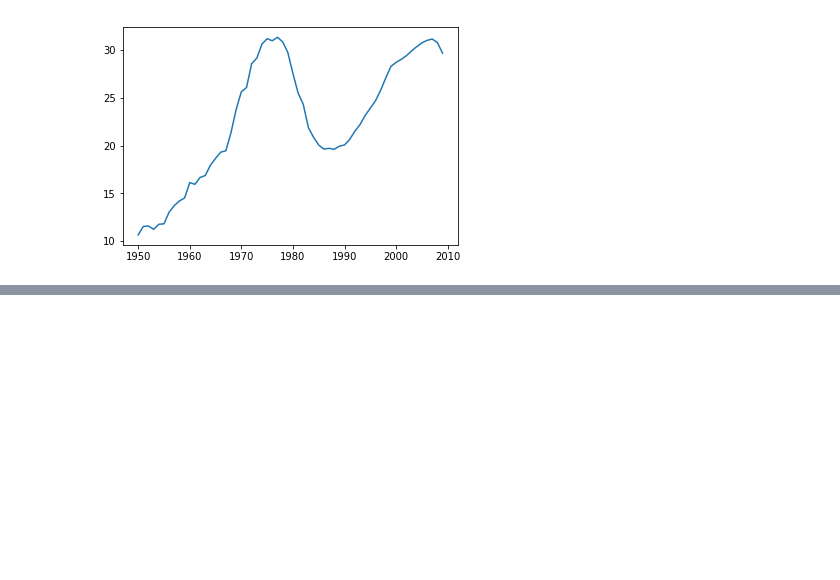
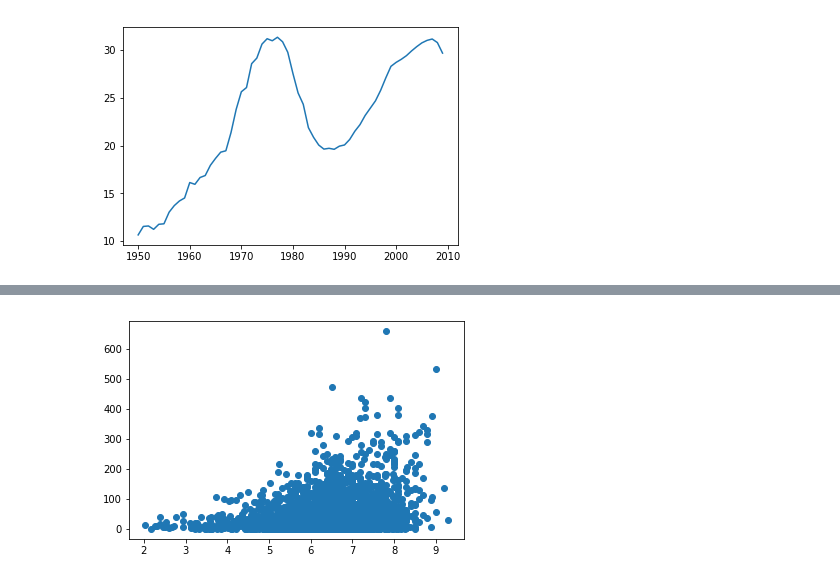
Before and after one commit to euyniy/Practical-Data-Science-Project, a Jupyter notebook: load_data.ipynb, the cells around one changed output, grey strips where cells are left out. Saved outputs shown, nothing was run; the diff lists cells and outputs as text; code cells hidden in the pictures; blank space fills up the shorter version.

```diff
--- a/load_data.ipynb
+++ b/load_data.ipynb
@@ -180,0 +207,18 @@ plt.show()
+# %%
+from sklearn.linear_model import LinearRegression
+def true_bayesian_estimate_1(df):
+    R = df["Rating"]
+    v = df["Votes"]
+    m = v.quantile([.25, .5, .75])[0.25]
+    C = (R).mean()
+    return (v/(v+m))*R + (m/(v+m))*C
+ps = true_bayesian_estimate_1(subdf)
+#df_by_year = subdf.groupby(['Year'])
+# %%
+subdf = subdf.assign(Popularity = pd.Series(ps).values )
+# %%
+#ax= sns.regplot(x=subdf["Popularity"], y = subdf["Gross"],lowess=True)
+plt.scatter(subdf["Popularity"].values.reshape(-1, 1), subdf["Gross"])
+plt.show()
+# %% [output]
+[figure, added]
```
Also changed, not shown: parts of 10 cells of this notebook.
